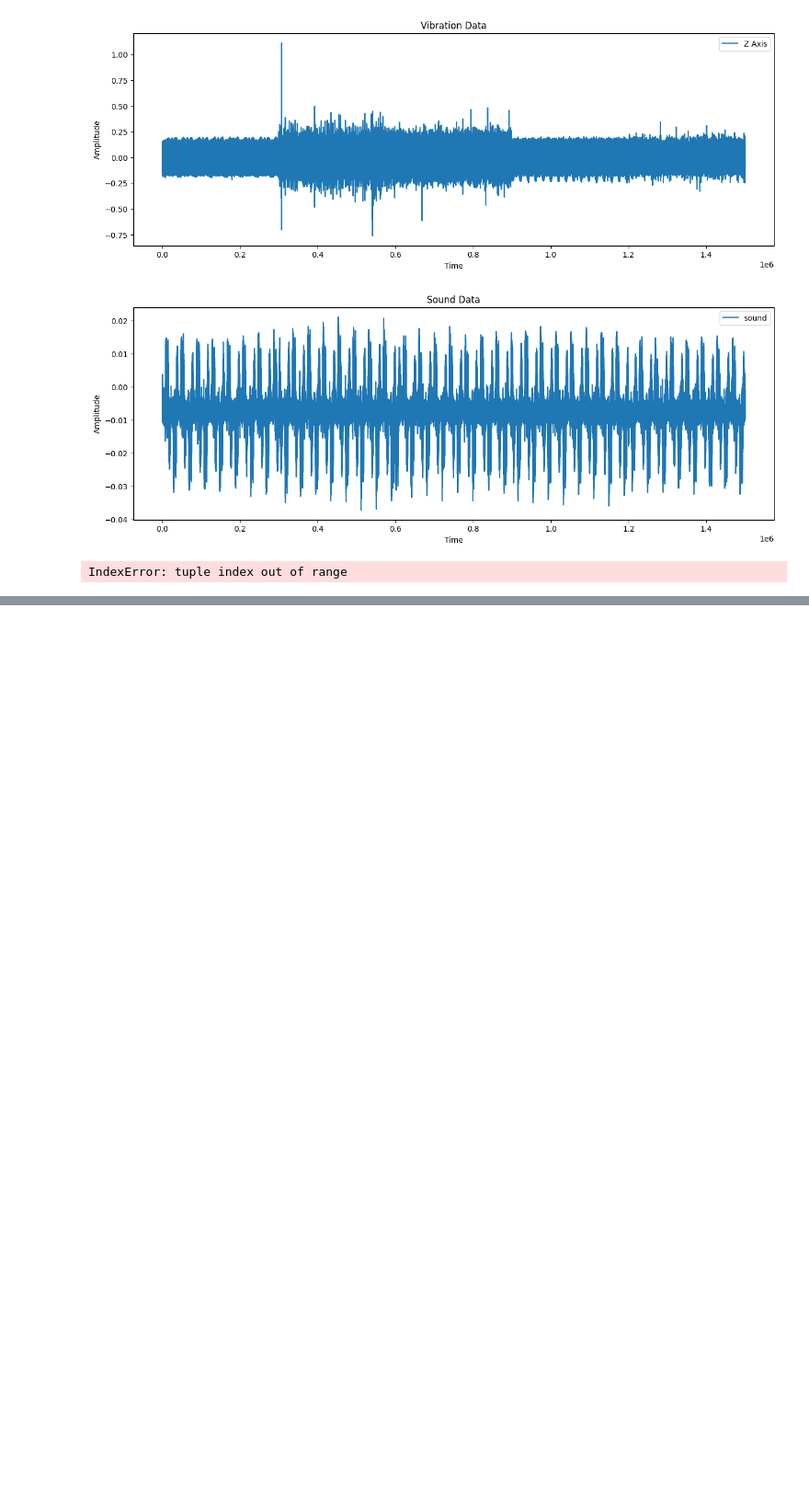
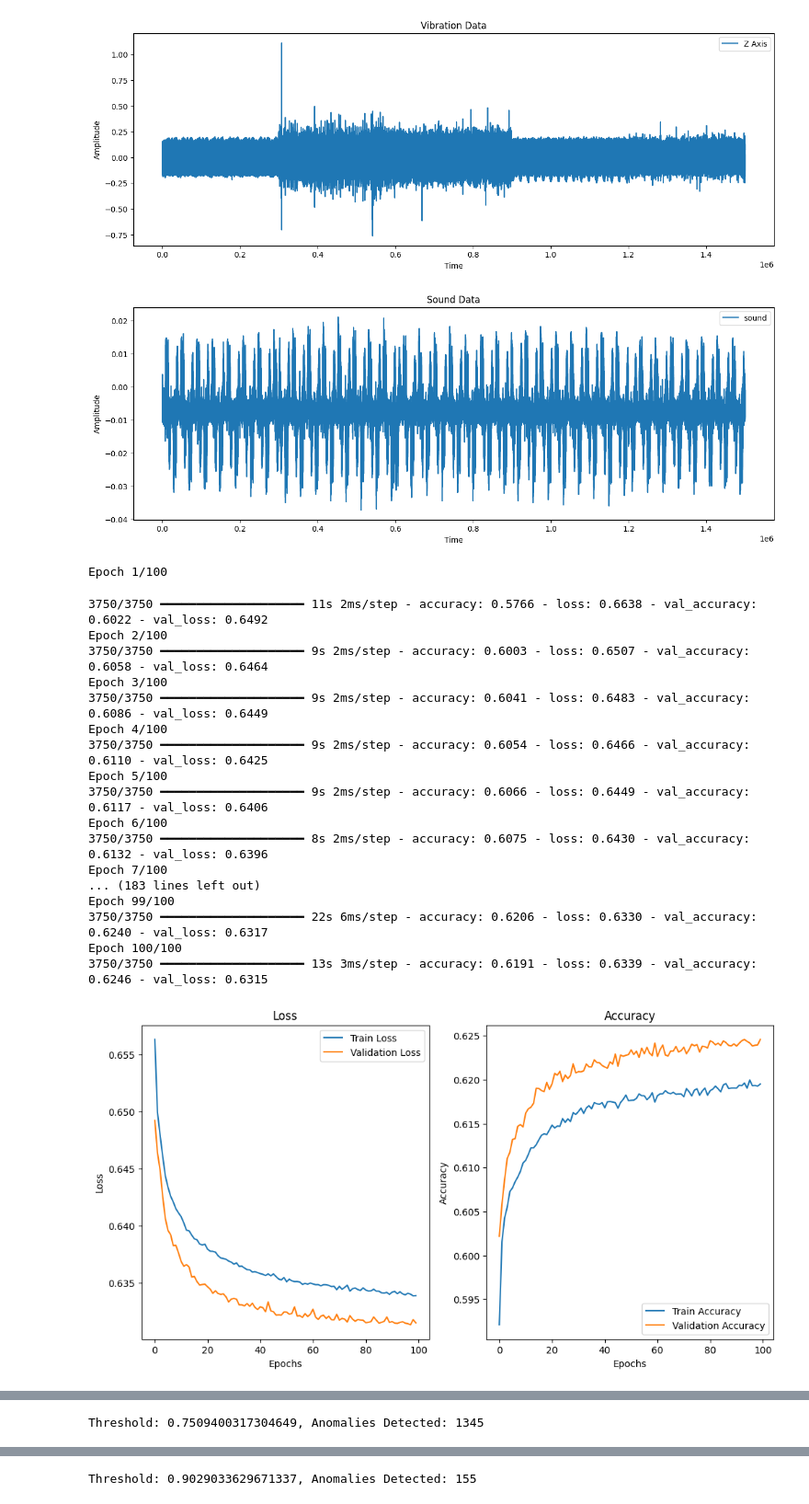
Before and after one commit to dodoandchichi/Capstone_Design, a Jupyter notebook: 5.5 300rpm LSTM Dynamic Thredsholding.ipynb, the cells around one changed output, grey strips where cells are left out. Shown at 92% size. Cells and saved outputs as stored; diff of their text form; code cells hidden in the pictures; blank space fills up the shorter version.

```diff
--- a/5.5 300rpm LSTM Dynamic Thredsholding.ipynb
+++ b/5.5 300rpm LSTM Dynamic Thredsholding.ipynb
@@ -88,8 +88,8 @@ from keras.callbacks import EarlyStopping
 import matplotlib.pyplot as plt
 
 # 데이터 파일 로드
-normal_data = pd.read_csv("300rpm normal data/stream2024_4_22_23_19.csv")
-carriage_data = pd.read_csv("300rpm carriage damage/stream2024_4_23_2_54.csv")
+normal_data = pd.read_csv("./csv/5000hz/300rpm/300rpm normal data/stream2024_4_22_23_19.csv")
+carriage_data = pd.read_csv("./csv/5000hz/300rpm/300rpm carriage damage/stream2024_4_23_2_54.csv")
 
 # 레이블 할당
 normal_data['label'] = 0
@@ -151,31 +151,49 @@ plt.show()
 test_loss, test_accuracy = model.evaluate(X_test, y_test)
 print(f'Test Loss: {test_loss}, Test Accuracy: {test_accuracy}')
 
 # 예측과 실제 값의 차이 계산 (잔차)
 y_pred = model.predict(X_test)
 residuals = np.abs(y_test - y_pred.flatten())
 
 # 잔차에 대한 통계 계산
 mean_residual = np.mean(residuals)
 std_residual = np.std(residuals)
 
 # 여러 임계값을 설정하여 테스트
 thresholds = [mean_residual + n * std_residual for n in range(1, 4)]  # 1, 2, 3 표준편차를 사용
 
 # 각 임계값에 대해 이상치 감지
 for threshold in thresholds:
     anomalies = residuals > threshold
     print(f"Threshold: {threshold}, Anomalies Detected: {np.sum(anomalies)}")
 
     # 이상치 시각화
     plt.figure(figsize=(12, 6))
     plt.plot(residuals, label='Residuals')
     plt.axhline(y=threshold, color='r', linestyle='--', label=f'Threshold at {threshold}')
     plt.scatter(np.where(anomalies), residuals[anomalies], color='red', label='Anomaly')
     plt.title(f'Anomaly Detection with Threshold at {threshold}')
     plt.xlabel('Test Data Index')
     plt.ylabel('Absolute Residuals')
     plt.legend()
     plt.show()
 # %% [output]
-IndexError: tuple index out of range
+Epoch 1/100
+3750/3750 ━━━━━━━━━━━━━━━━━━━━ 11s 2ms/step - accuracy: 0.5766 - loss: 0.6638 - val_accuracy: 0.6022 - val_loss: 0.6492
+Epoch 2/100
+3750/3750 ━━━━━━━━━━━━━━━━━━━━ 9s 2ms/step - accuracy: 0.6003 - loss: 0.6507 - val_accuracy: 0.6058 - val_loss: 0.6464
+Epoch 3/100
+3750/3750 ━━━━━━━━━━━━━━━━━━━━ 9s 2ms/step - accuracy: 0.6041 - loss: 0.6483 - val_accuracy: 0.6086 - val_loss: 0.6449
+Epoch 4/100
+3750/3750 ━━━━━━━━━━━━━━━━━━━━ 9s 2ms/step - accuracy: 0.6054 - loss: 0.6466 - val_accuracy: 0.6110 - val_loss: 0.6425
+Epoch 5/100
+3750/3750 ━━━━━━━━━━━━━━━━━━━━ 9s 2ms/step - accuracy: 0.6066 - loss: 0.6449 - val_accuracy: 0.6117 - val_loss: 0.6406
+Epoch 6/100
+3750/3750 ━━━━━━━━━━━━━━━━━━━━ 8s 2ms/step - accuracy: 0.6075 - loss: 0.6430 - val_accuracy: 0.6132 - val_loss: 0.6396
+Epoch 7/100
+... (183 lines left out)
+Epoch 99/100
+3750/3750 ━━━━━━━━━━━━━━━━━━━━ 22s 6ms/step - accuracy: 0.6206 - loss: 0.6330 - val_accuracy: 0.6240 - val_loss: 0.6317
+Epoch 100/100
+3750/3750 ━━━━━━━━━━━━━━━━━━━━ 13s 3ms/step - accuracy: 0.6191 - loss: 0.6339 - val_accuracy: 0.6246 - val_loss: 0.6315
+[figure, added]
@@ -181,0 +205 @@ IndexError: tuple index out of range
+Threshold: 0.7509400317304649, Anomalies Detected: 1345
@@ -181,0 +207 @@ IndexError: tuple index out of range
+Threshold: 0.9029033629671337, Anomalies Detected: 155
```
Also changed, not shown: parts of 3 cells of this notebook, 1 other file.
